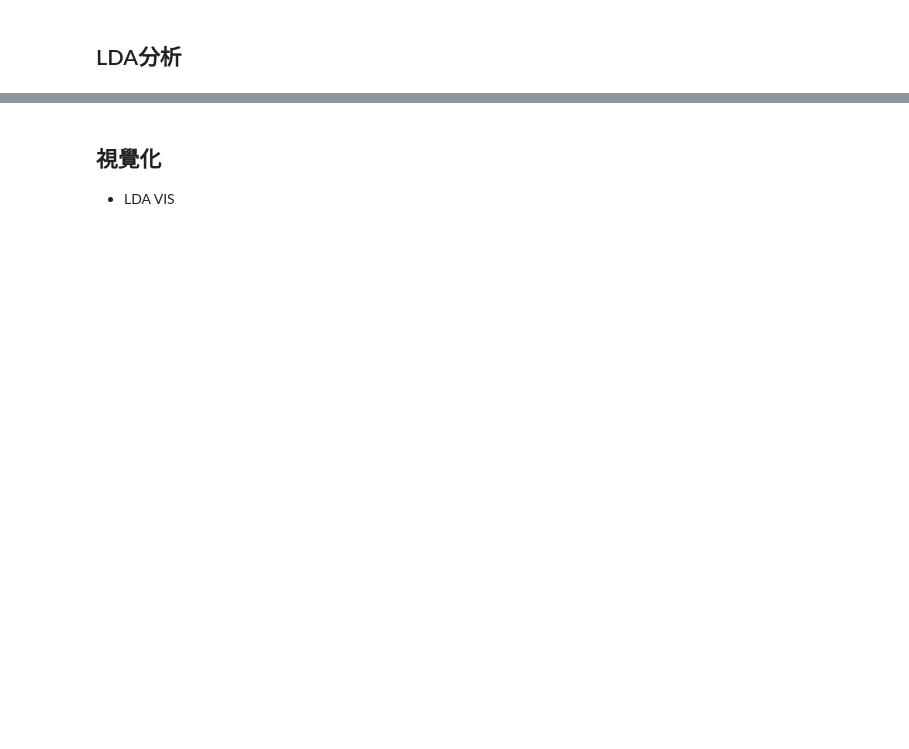
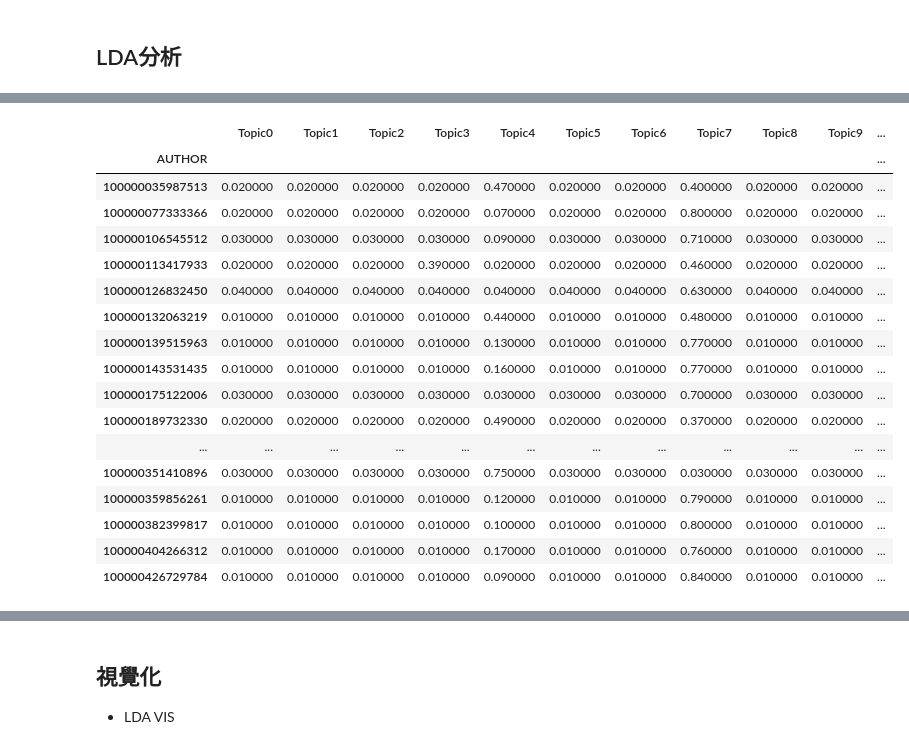
Before and after one commit to tlyu0419/FindAndMeetKOLs, a Jupyter notebook: 總統大選的社群網絡分析.ipynb, the cells around one changed output, grey strips where cells are left out. Drawn from its saved outputs; the diff is of its cells as text; code cells hidden in the pictures; blank space fills up the shorter version.

```diff
--- a/總統大選的社群網絡分析.ipynb
+++ b/總統大選的社群網絡分析.ipynb
@@ -458,0 +507,7 @@ comments.head(5)
+# %%
+# Stop words
+stopwords = ['哈哈', '我們', '小姐', '謝謝', '就是', '可以', '大家', '分享', '很多', '同一', '沒錯', '竟然', '好像','否則','只要', '人物','幫忙','什麼',
+             '一定', '沒有', '不要', '真的', '一起', '朋友', '加入', '直播', '票投', '為了', '檳榔', '這麼多', '晚安', '你們', '自己', '因為', '為何', '最後', '知道', '這樣', '一樣',
+             '阿姨', '不會', '所以', '怎麼', '還是', '這麼', '早安', '一直', '呵呵', '人數', '這邊', '問題', '需要', '如果', '您們', '好好', '這是', '今天', '只有','多少',
+             '為什麼', '一下', '開始', '趕快', '他們', '必須','但是', '小時', '雖然', '覺得', '起來', '會去', '感謝', '時候', '那邊','有沒有','比較',
+             '哪裡', '等等', '這一', '棒棒', '不用', '目前', '怎樣', '鍵盤']
@@ -460,0 +569,13 @@ comments.head(5)
+# %%
+%%time
+# Build LDA Model
+lda_model = LatentDirichletAllocation(n_components=n_components,           # Number of topics
+                                      max_iter=2000,              # Max learning iterations
+                                      learning_method='batch',
+                                      random_state=100,          # Random state
+#                                       batch_size=128,            # n docs in each learning iter
+#                                       evaluate_every = -1,       # compute perplexity every n iters, default: Don't
+                                      n_jobs = 3,
+                                     )
+lda_output = lda_model.fit_transform(data_vectorized)
+# print(lda_model)  # Model attributes
@@ -460,0 +584,50 @@ comments.head(5)
+# %%
+# Create Document - Topic Matrix
+# lda_output = best_lda_model.transform(data_vectorized)
+
+# n_components = best_lda_model.n_components
+
+# column names
+topicnames = ["Topic" + str(i) for i in range(n_components)]
+
+# index names
+docnames = comments['AUTHOR']
+
+# Make the pandas dataframe
+df_document_topic = pd.DataFrame(np.round(lda_output, 2), columns=topicnames, index=docnames)
+
+# Get dominant topic for each document
+dominant_topic = np.argmax(df_document_topic.values, axis=1)
+df_document_topic['dominant_topic'] = dominant_topic
+
+# # Styling
+def color_green(val):
+    color = 'green' if val > .1 else 'black'
+    return 'color: {col}'.format(col=color)
+
+def make_bold(val):
+    weight = 700 if val > .1 else 400
+    return 'font-weight: {weight}'.format(weight=weight)
+
+# # Apply Style
+df_document_topics = df_document_topic.head(20).style.applymap(color_green).applymap(make_bold)
+df_document_topics
+# %% [output]
+|  | Topic0 | Topic1 | Topic2 | Topic3 | Topic4 | Topic5 | Topic6 | Topic7 | Topic8 | Topic9 | ... |
+| AUTHOR |  |  |  |  |  |  |  |  |  |  | ... |
+| 100000035987513 | 0.020000 | 0.020000 | 0.020000 | 0.020000 | 0.470000 | 0.020000 | 0.020000 | 0.400000 | 0.020000 | 0.020000 | ... |
+| 100000077333366 | 0.020000 | 0.020000 | 0.020000 | 0.020000 | 0.070000 | 0.020000 | 0.020000 | 0.800000 | 0.020000 | 0.020000 | ... |
+| 100000106545512 | 0.030000 | 0.030000 | 0.030000 | 0.030000 | 0.090000 | 0.030000 | 0.030000 | 0.710000 | 0.030000 | 0.030000 | ... |
+| 100000113417933 | 0.020000 | 0.020000 | 0.020000 | 0.390000 | 0.020000 | 0.020000 | 0.020000 | 0.460000 | 0.020000 | 0.020000 | ... |
+| 100000126832450 | 0.040000 | 0.040000 | 0.040000 | 0.040000 | 0.040000 | 0.040000 | 0.040000 | 0.630000 | 0.040000 | 0.040000 | ... |
+| 100000132063219 | 0.010000 | 0.010000 | 0.010000 | 0.010000 | 0.440000 | 0.010000 | 0.010000 | 0.480000 | 0.010000 | 0.010000 | ... |
+| 100000139515963 | 0.010000 | 0.010000 | 0.010000 | 0.010000 | 0.130000 | 0.010000 | 0.010000 | 0.770000 | 0.010000 | 0.010000 | ... |
+| 100000143531435 | 0.010000 | 0.010000 | 0.010000 | 0.010000 | 0.160000 | 0.010000 | 0.010000 | 0.770000 | 0.010000 | 0.010000 | ... |
+| 100000175122006 | 0.030000 | 0.030000 | 0.030000 | 0.030000 | 0.030000 | 0.030000 | 0.030000 | 0.700000 | 0.030000 | 0.030000 | ... |
+| 100000189732330 | 0.020000 | 0.020000 | 0.020000 | 0.020000 | 0.490000 | 0.020000 | 0.020000 | 0.370000 | 0.020000 | 0.020000 | ... |
+| ... | ... | ... | ... | ... | ... | ... | ... | ... | ... | ... | ... |
+| 100000351410896 | 0.030000 | 0.030000 | 0.030000 | 0.030000 | 0.750000 | 0.030000 | 0.030000 | 0.030000 | 0.030000 | 0.030000 | ... |
+| 100000359856261 | 0.010000 | 0.010000 | 0.010000 | 0.010000 | 0.120000 | 0.010000 | 0.010000 | 0.790000 | 0.010000 | 0.010000 | ... |
+| 100000382399817 | 0.010000 | 0.010000 | 0.010000 | 0.010000 | 0.100000 | 0.010000 | 0.010000 | 0.800000 | 0.010000 | 0.010000 | ... |
+| 100000404266312 | 0.010000 | 0.010000 | 0.010000 | 0.010000 | 0.170000 | 0.010000 | 0.010000 | 0.760000 | 0.010000 | 0.010000 | ... |
+| 100000426729784 | 0.010000 | 0.010000 | 0.010000 | 0.010000 | 0.090000 | 0.010000 | 0.010000 | 0.840000 | 0.010000 | 0.010000 | ... |
```
Also changed, not shown: parts of 46 cells of this notebook.
